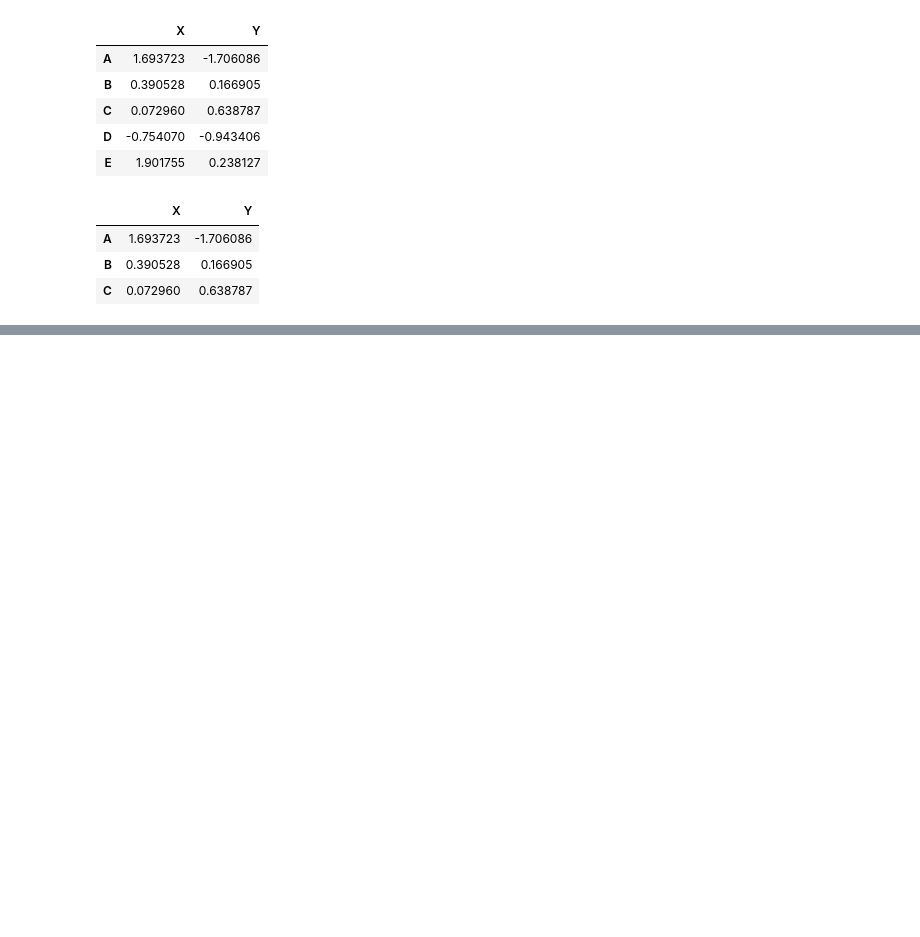
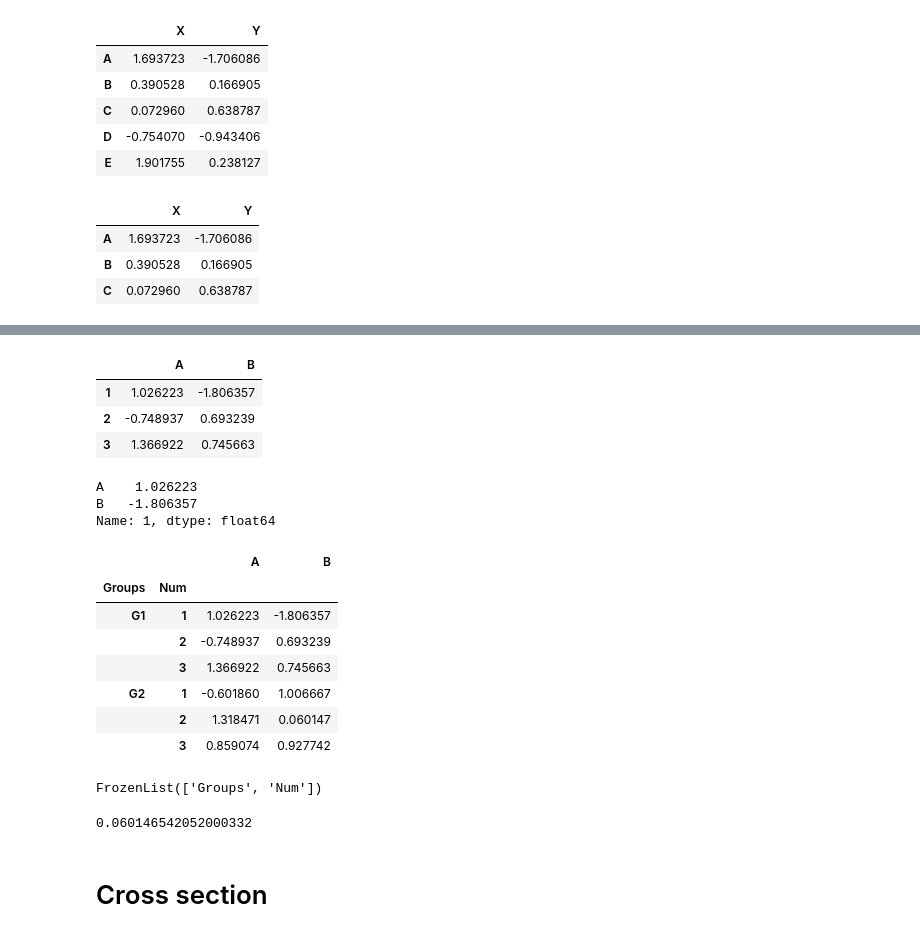
Before and after one commit to sudhanshuptl/MyCodeDump, a Jupyter notebook: Python/Python-modules/Pandas/Pandas DataFrame.ipynb, the cells around one changed output, grey strips where cells are left out. Saved outputs shown, nothing was run; the diff lists cells and outputs as text; code cells hidden in the pictures; blank space fills up the shorter version.

```diff
--- a/Python/Python-modules/Pandas/Pandas DataFrame.ipynb
+++ b/Python/Python-modules/Pandas/Pandas DataFrame.ipynb
@@ -150,0 +304,5 @@ df.iloc[0:3,1:3]
+# %%
+outside = 'G1 G1 G1 G2 G2 G2'.split()
+inside = [1,2,3,1,2,3]
+hire_index = list(zip(outside,inside))
+hire_index = pd.MultiIndex.from_tuples(hire_index)
@@ -150,0 +324,3 @@ df.iloc[0:3,1:3]
+# %%
+df = pd.DataFrame(randn(6,2),hire_index,['A','B'])
+df
@@ -150,0 +335,35 @@ df.iloc[0:3,1:3]
+# %%
+df.loc['G1']
+# %% [output]
+|  | A | B |
+| 1 | 1.026223 | -1.806357 |
+| 2 | -0.748937 | 0.693239 |
+| 3 | 1.366922 | 0.745663 |
+# %%
+df.loc['G1'].loc[1] #g1 and 1st
+# %% [output]
+A    1.026223
+B   -1.806357
+Name: 1, dtype: float64
+# %%
+df.index.names = ['Groups','Num'] # naming multilevel index names
+df
+# %% [output]
+|  |  | A | B |
+| Groups | Num |  |  |
+| G1 | 1 | 1.026223 | -1.806357 |
+|  | 2 | -0.748937 | 0.693239 |
+|  | 3 | 1.366922 | 0.745663 |
+| G2 | 1 | -0.601860 | 1.006667 |
+|  | 2 | 1.318471 | 0.060147 |
+|  | 3 | 0.859074 | 0.927742 |
+# %%
+df.index.names
+# %% [output]
+FrozenList(['Groups', 'Num'])
+# %%
+df.loc['G2'].loc[2]['B'] # print g2 row2 and column B
+# %% [output]
+0.060146542052000332
+# %% [markdown]
+# Cross section
```
Also changed, not shown: parts of 29 cells of this notebook, 1 other file.
